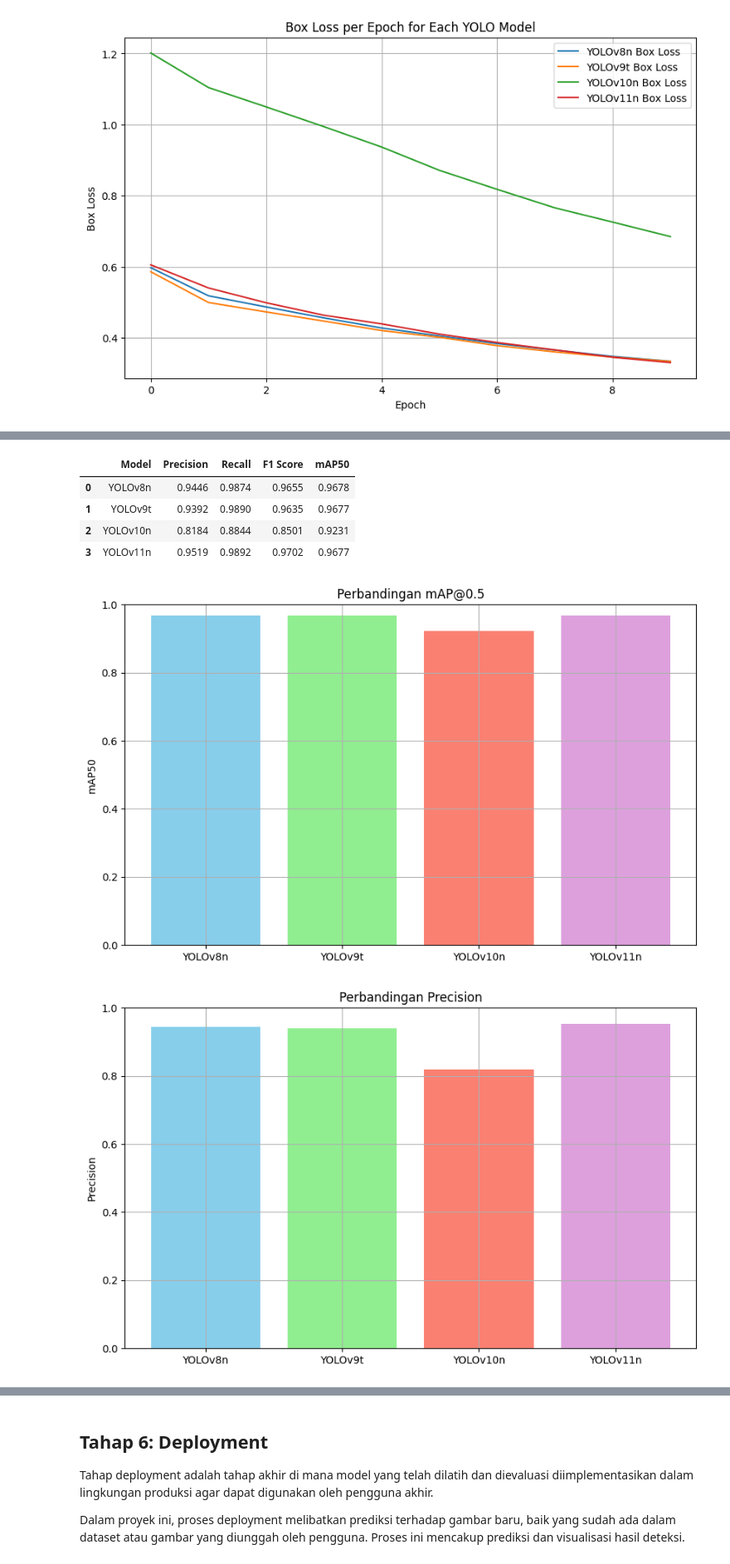
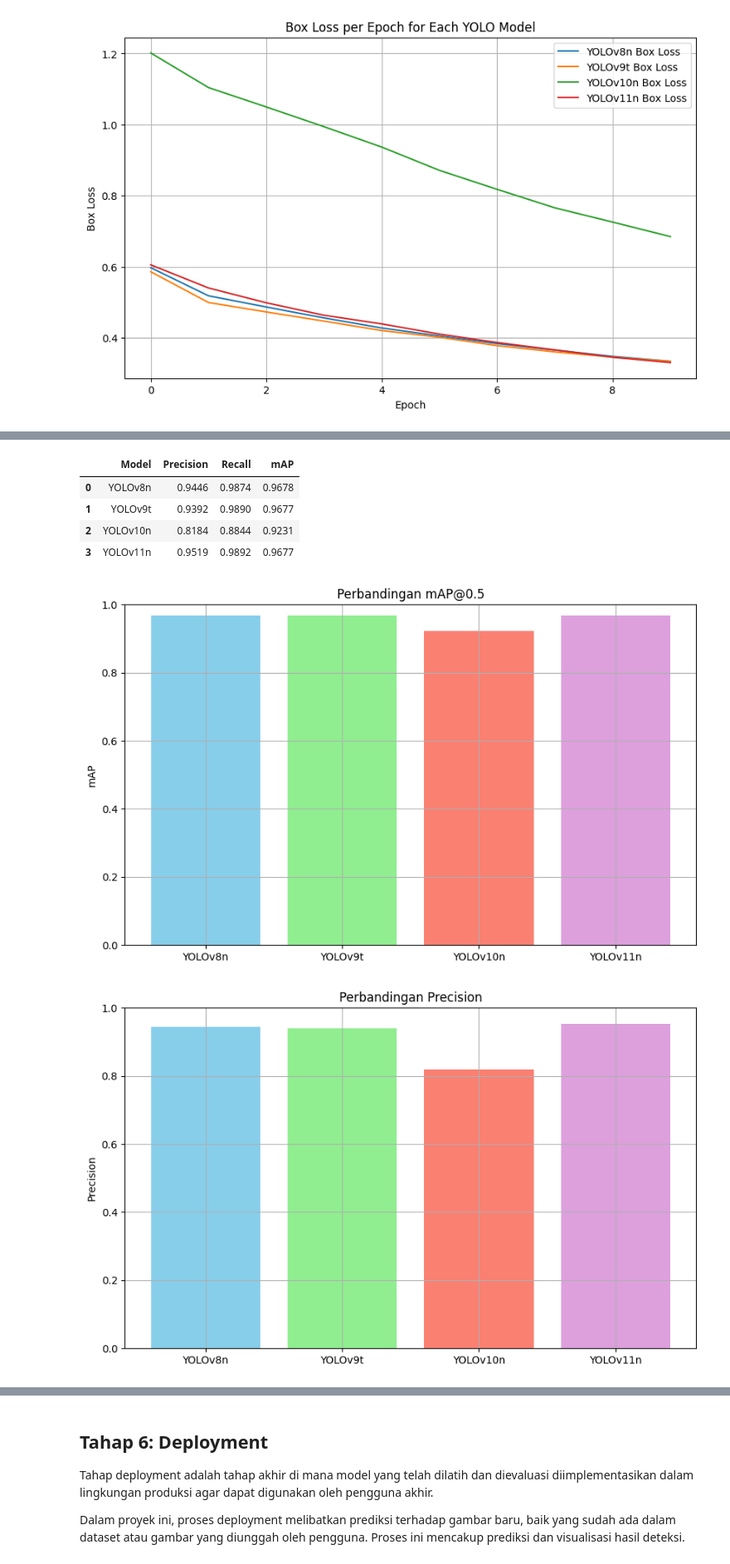
Before and after one commit to Fqih/Object-Detection-FGD, a Jupyter notebook: Object_Detection_Yolo.ipynb, the cells around one changed output, grey strips where cells are left out. Shown at 83% size. Saved outputs shown, nothing was run; the diff lists cells and outputs as text; code cells hidden in the pictures.

```diff
--- a/Object_Detection_Yolo.ipynb
+++ b/Object_Detection_Yolo.ipynb
@@ -514,13 +520,7 @@ df = pd.DataFrame({
         round(metrics3.results_dict["metrics/recall(B)"], 4),
         round(metrics4.results_dict["metrics/recall(B)"], 4)
     ],
-    'F1 Score': [
-        metricsF1(metrics1),
-        metricsF1(metrics2),
-        metricsF1(metrics3),
-        metricsF1(metrics4)
-    ],
-    'mAP50': [
+    'mAP': [
         round(metrics1.results_dict["metrics/mAP50(B)"], 4),
         round(metrics2.results_dict["metrics/mAP50(B)"], 4),
         round(metrics3.results_dict["metrics/mAP50(B)"], 4),
@@ -531,28 +531,27 @@ df = pd.DataFrame({
 df = df.round(4)
 df
 # %% [output]
-|  | Model | Precision | Recall | F1 Score | mAP50 |
-| 0 | YOLOv8n | 0.9446 | 0.9874 | 0.9655 | 0.9678 |
-| 1 | YOLOv9t | 0.9392 | 0.9890 | 0.9635 | 0.9677 |
-| 2 | YOLOv10n | 0.8184 | 0.8844 | 0.8501 | 0.9231 |
-| 3 | YOLOv11n | 0.9519 | 0.9892 | 0.9702 | 0.9677 |
+|  | Model | Precision | Recall | mAP |
+| 0 | YOLOv8n | 0.9446 | 0.9874 | 0.9678 |
+| 1 | YOLOv9t | 0.9392 | 0.9890 | 0.9677 |
+| 2 | YOLOv10n | 0.8184 | 0.8844 | 0.9231 |
+| 3 | YOLOv11n | 0.9519 | 0.9892 | 0.9677 |
 # %%
 plotMatrics = [
-    ("mAP50", "Perbandingan mAP@0.5"),
+    ("mAP", "Perbandingan mAP@0.5"),
     ("Precision", "Perbandingan Precision"),
     ("Recall", "Perbandingan Recall"),
-    ("F1 Score", "Perbandingan F1 Score")
 ]
 
 for metric, title in plotMatrics:
     plt.figure(figsize=(10, 6))
     plt.bar(df['Model'], df[metric], color = ['skyblue', 'lightgreen', 'salmon', 'plum'])
     plt.title(title)
     plt.ylabel(metric)
     plt.ylim(0, 1)
     plt.grid(True)
     plt.show()
 # %% [output]
-[figure, old version]
+[figure, new version]
 [figure]
 [figure]
```
Also changed, not shown: parts of 13 cells of this notebook, 3 other files.
